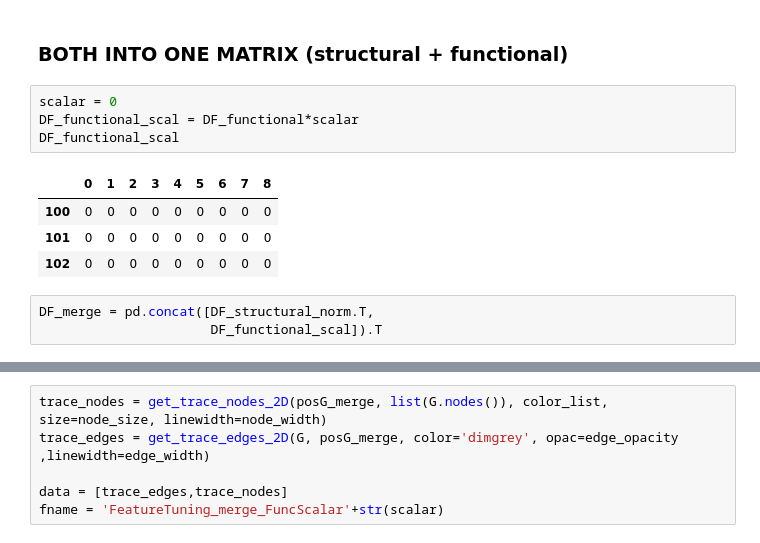
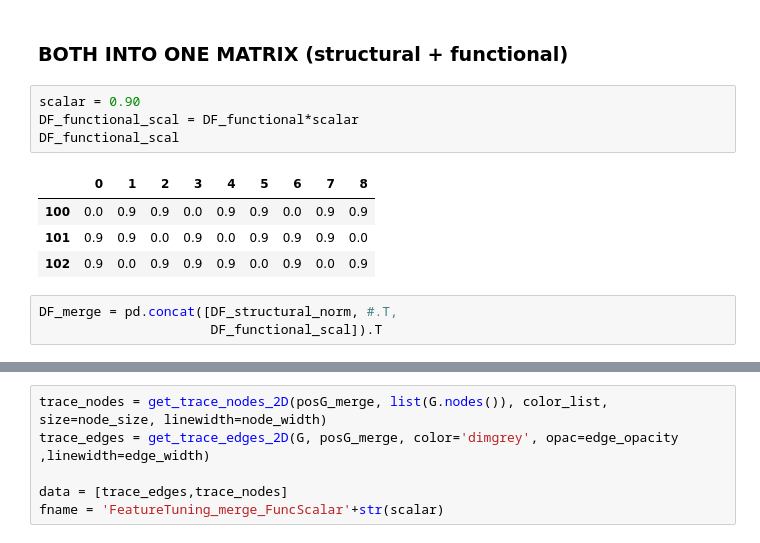
Before and after one commit to menchelab/CartoGRAPHs, a Jupyter notebook: cartoGRAPHs_FeatureTuning.ipynb, the cells around one changed output, grey strips where cells are left out. Cells and saved outputs as stored; diff of their text form.

```diff
--- a/cartoGRAPHs_FeatureTuning.ipynb
+++ b/cartoGRAPHs_FeatureTuning.ipynb
@@ -101,14 +101,14 @@ DF_structural_norm = DF_structural_normalized.round(6)
 # %% [markdown]
 ### BOTH INTO ONE MATRIX (structural + functional)
 # %%
-scalar = 0
+scalar = 0.90
 DF_functional_scal = DF_functional*scalar
 DF_functional_scal
 # %% [output]
 |  | 0 | 1 | 2 | 3 | 4 | 5 | 6 | 7 | 8 |
-| 100 | 0 | 0 | 0 | 0 | 0 | 0 | 0 | 0 | 0 |
-| 101 | 0 | 0 | 0 | 0 | 0 | 0 | 0 | 0 | 0 |
-| 102 | 0 | 0 | 0 | 0 | 0 | 0 | 0 | 0 | 0 |
+| 100 | 0.0 | 0.9 | 0.9 | 0.0 | 0.9 | 0.9 | 0.0 | 0.9 | 0.9 |
+| 101 | 0.9 | 0.9 | 0.0 | 0.9 | 0.0 | 0.9 | 0.9 | 0.9 | 0.0 |
+| 102 | 0.9 | 0.0 | 0.9 | 0.9 | 0.9 | 0.0 | 0.9 | 0.0 | 0.9 |
 # %%
-DF_merge = pd.concat([DF_structural_norm.T,
+DF_merge = pd.concat([DF_structural_norm, #.T,
                       DF_functional_scal]).T
```
Also changed, not shown: parts of 5 cells of this notebook, 1 other file.
